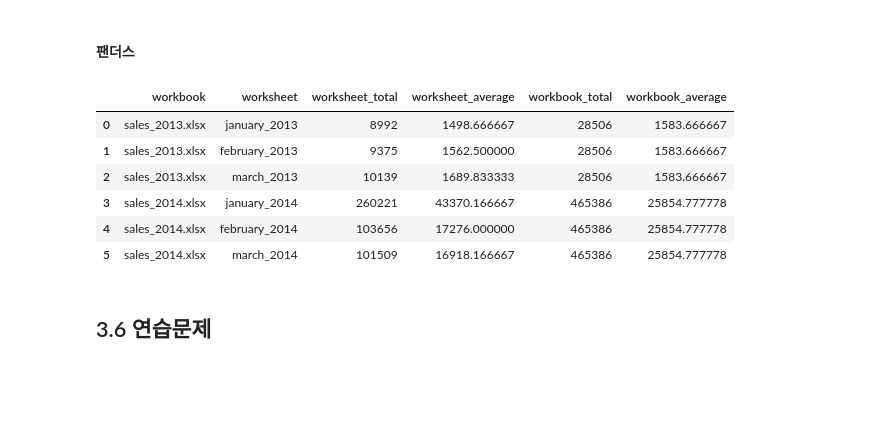
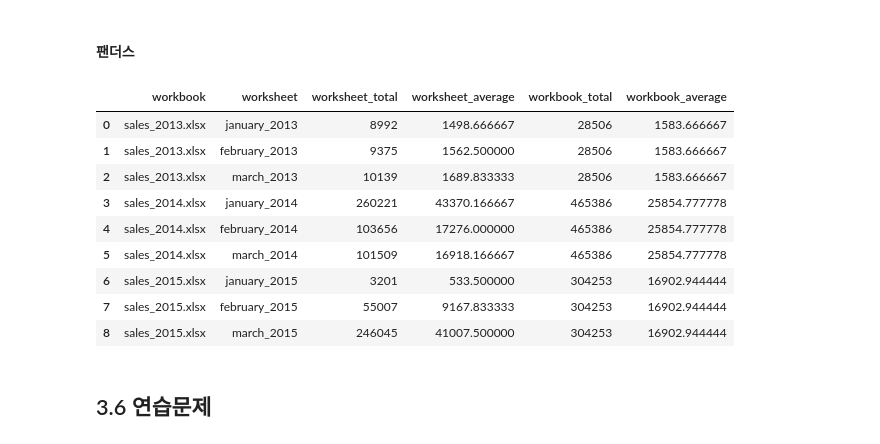
Before and after one commit to no-use-rami/analytics-with-python, a Jupyter notebook: 3장/3.4~3.6.ipynb, the cells around one changed output. Cells and saved outputs as stored; diff of their text form; code cells hidden in the pictures; blank space fills up the shorter version.

```diff
--- a/3장/3.4~3.6.ipynb
+++ b/3장/3.4~3.6.ipynb
@@ -413,34 +407,37 @@ for workbook in all_workbooks:
     workbook_total = pd.DataFrame(workbook_total_sales).sum()
     workbook_total_number_of_sales = pd.DataFrame(workbook_number_of_sales).sum()
     workbook_average = pd.DataFrame(workbook_total / workbook_total_number_of_sales)
 
     workbook_stats = {'workbook': os.path.basename(workbook),
                       'workbook_total': workbook_total,
                       'workbook_average': workbook_average}
 
     workbook_stats = pd.DataFrame(workbook_stats, columns=['workbook','workbook_total','workbook_average'])
     workbook_data_frame = pd.merge(worksheets_data_frame, workbook_stats, on='workbook', how='left')
     #계산된 데이터가 있는 worksheets_data_frame과, 분류가 있는 workbook_stats를 workbook 이름 기준으로 left join한다
 
     data_frames.append(workbook_data_frame)
     #아직 파일 별로 각각의 데이터프레임이 존재함
 
     all_data_concatenated = pd.concat(data_frames, axis=0, ignore_index = True)
     #세로로 합쳐 준다
 
 writer = pd.ExcelWriter(output_file)
 all_data_concatenated.to_excel(writer, sheet_name='sums_and_averages', index=False)
 writer.save()
 
-pd.read_excel("13pandas_output.xls").head(6)
+pd.read_excel("13pandas_output.xls")
 # %% [output]
 |  | workbook | worksheet | worksheet_total | worksheet_average | workbook_total | workbook_average |
 | 0 | sales_2013.xlsx | january_2013 | 8992 | 1498.666667 | 28506 | 1583.666667 |
 | 1 | sales_2013.xlsx | february_2013 | 9375 | 1562.500000 | 28506 | 1583.666667 |
 | 2 | sales_2013.xlsx | march_2013 | 10139 | 1689.833333 | 28506 | 1583.666667 |
 | 3 | sales_2014.xlsx | january_2014 | 260221 | 43370.166667 | 465386 | 25854.777778 |
 | 4 | sales_2014.xlsx | february_2014 | 103656 | 17276.000000 | 465386 | 25854.777778 |
 | 5 | sales_2014.xlsx | march_2014 | 101509 | 16918.166667 | 465386 | 25854.777778 |
+| 6 | sales_2015.xlsx | january_2015 | 3201 | 533.500000 | 304253 | 16902.944444 |
+| 7 | sales_2015.xlsx | february_2015 | 55007 | 9167.833333 | 304253 | 16902.944444 |
+| 8 | sales_2015.xlsx | march_2015 | 246045 | 41007.500000 | 304253 | 16902.944444 |
 # %% [markdown]
 ## 3.6 연습문제
 # %% [markdown]
```
Also changed, not shown: parts of 5 cells of this notebook.
